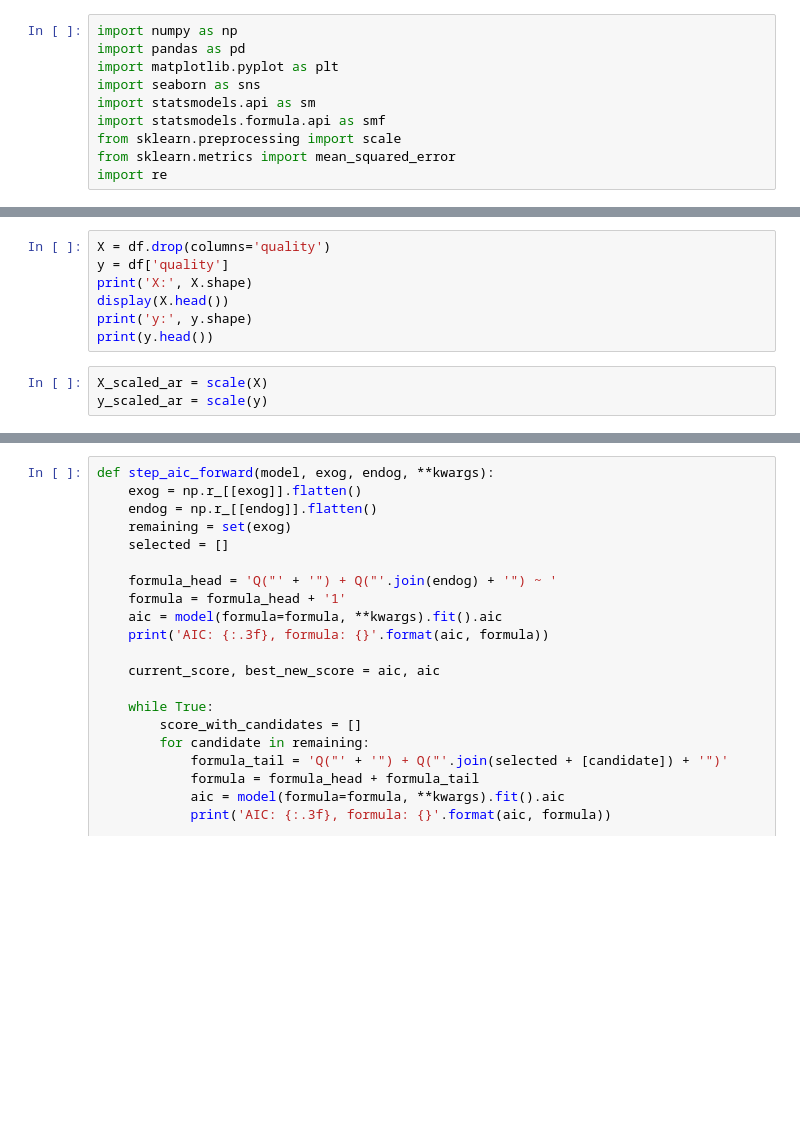
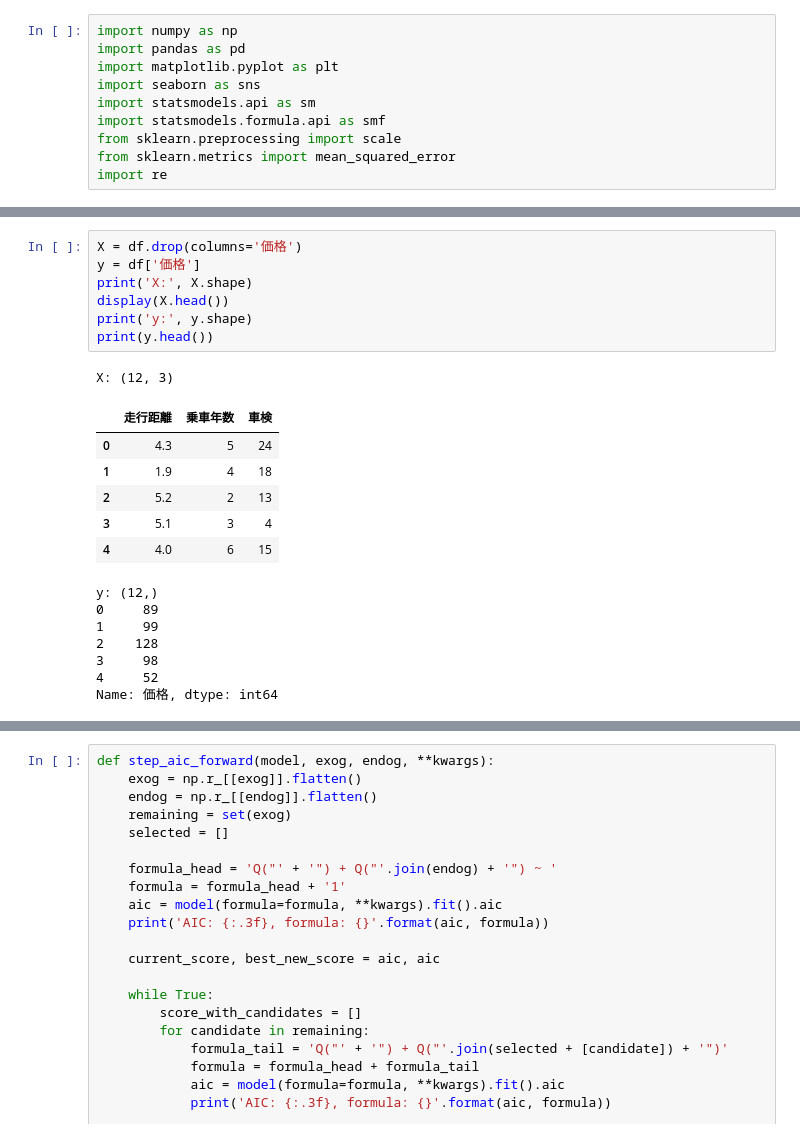
Before and after one commit to Yuji181181/Data_Maining, a Jupyter notebook: EX/ex-02/2-assign2.ipynb, the cells around one changed output, grey strips where cells are left out. Cells and saved outputs as stored; diff of their text form; blank space fills up the shorter version.

```diff
--- a/EX/ex-02/2-assign2.ipynb
+++ b/EX/ex-02/2-assign2.ipynb
@@ -58,11 +33,23 @@ ValueError: No objects to concatenate
 # %%
-X = df.drop(columns='quality')
-y = df['quality']
+X = df.drop(columns='価格')
+y = df['価格']
 print('X:', X.shape)
 display(X.head())
 print('y:', y.shape)
 print(y.head())
+# %% [output]
+X: (12, 3)
+|  | 走行距離 | 乗車年数 | 車検 |
+| 0 | 4.3 | 5 | 24 |
+| 1 | 1.9 | 4 | 18 |
+| 2 | 5.2 | 2 | 13 |
+| 3 | 5.1 | 3 | 4 |
+| 4 | 4.0 | 6 | 15 |
+y: (12,)
+0     89
+1     99
+2    128
+3     98
+4     52
+Name: 価格, dtype: int64
-# %%
-X_scaled_ar = scale(X)
-y_scaled_ar = scale(y)
 # %%
```
Also changed, not shown: parts of 9 cells of this notebook, 2 other files.
